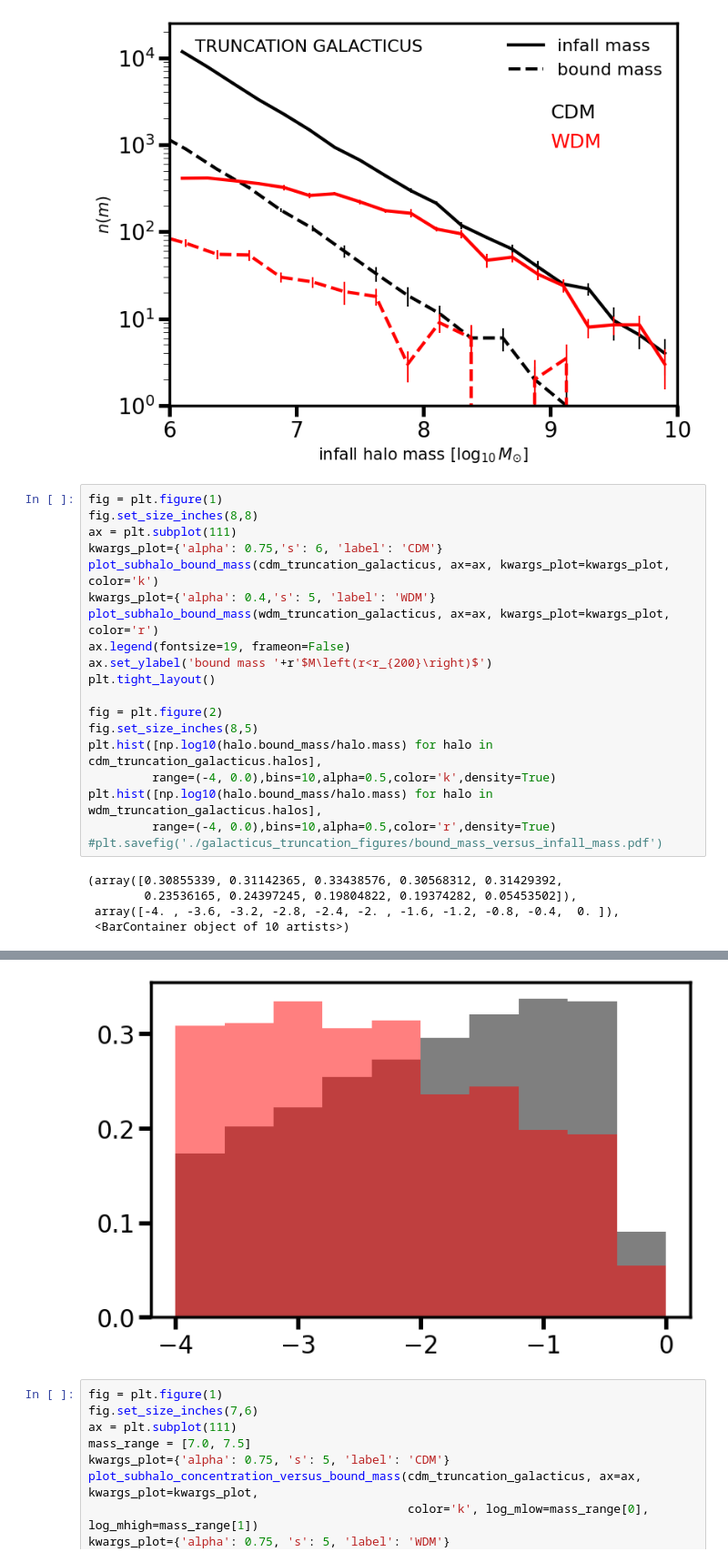
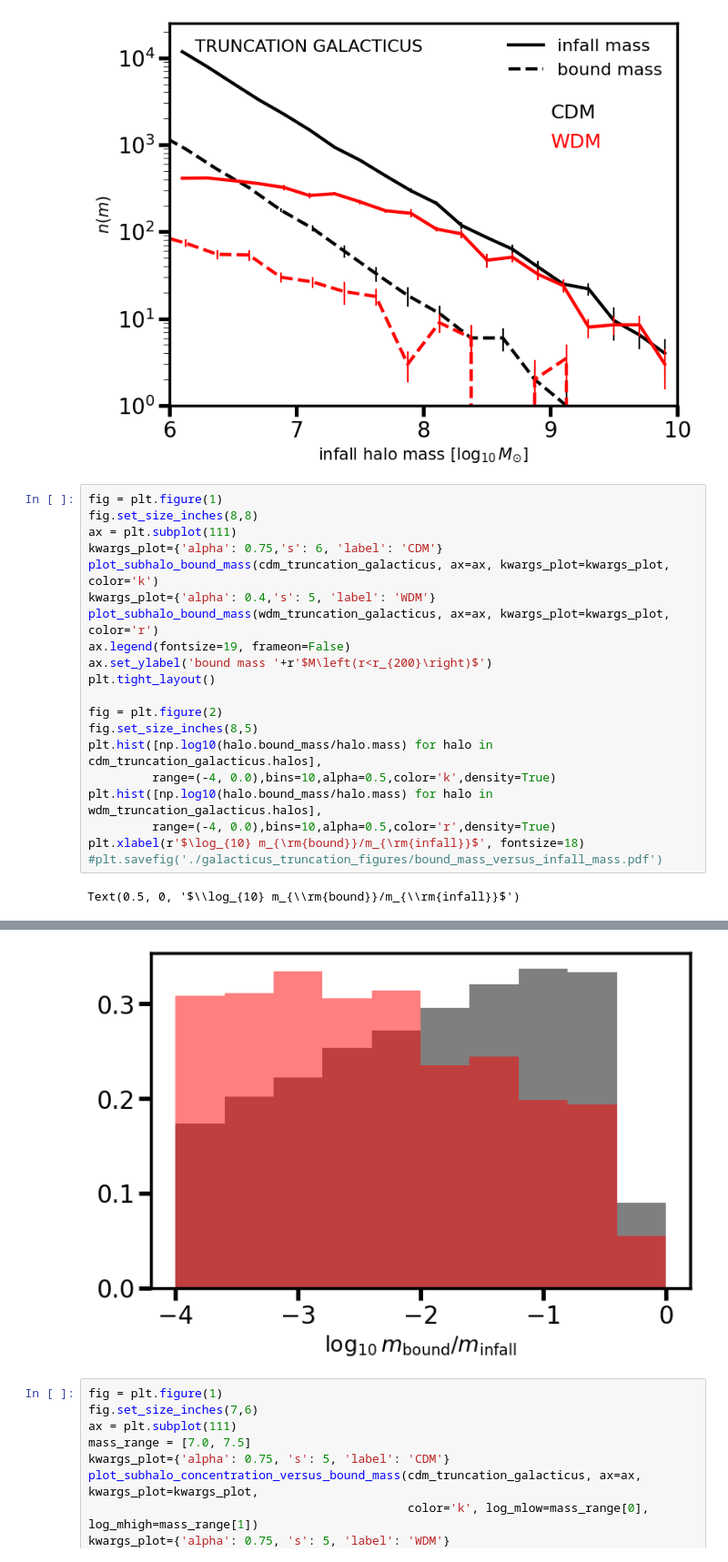
Before and after one commit to dangilman/pyHalo, a Jupyter notebook: example_notebooks/tidal_trunction_models.ipynb, the cells around one changed output, grey strips where cells are left out. Shown at 91% size. Drawn from its saved outputs; the diff is of its cells as text.

```diff
--- a/example_notebooks/tidal_trunction_models.ipynb
+++ b/example_notebooks/tidal_trunction_models.ipynb
@@ -57,29 +59,27 @@ plt.tight_layout()
 # %%
 fig = plt.figure(1)
 fig.set_size_inches(8,8)
 ax = plt.subplot(111)
 kwargs_plot={'alpha': 0.75,'s': 6, 'label': 'CDM'}
 plot_subhalo_bound_mass(cdm_truncation_galacticus, ax=ax, kwargs_plot=kwargs_plot, color='k')
 kwargs_plot={'alpha': 0.4,'s': 5, 'label': 'WDM'}
 plot_subhalo_bound_mass(wdm_truncation_galacticus, ax=ax, kwargs_plot=kwargs_plot, color='r')
 ax.legend(fontsize=19, frameon=False)
 ax.set_ylabel('bound mass '+r'$M\left(r<r_{200}\right)$')
 plt.tight_layout()
 
 fig = plt.figure(2)
 fig.set_size_inches(8,5)
 plt.hist([np.log10(halo.bound_mass/halo.mass) for halo in cdm_truncation_galacticus.halos],
          range=(-4, 0.0),bins=10,alpha=0.5,color='k',density=True)
 plt.hist([np.log10(halo.bound_mass/halo.mass) for halo in wdm_truncation_galacticus.halos],
          range=(-4, 0.0),bins=10,alpha=0.5,color='r',density=True)
+plt.xlabel(r'$\log_{10} m_{\rm{bound}}/m_{\rm{infall}}$', fontsize=18)
 #plt.savefig('./galacticus_truncation_figures/bound_mass_versus_infall_mass.pdf')
 # %% [output]
-(array([0.30855339, 0.31142365, 0.33438576, 0.30568312, 0.31429392,
-        0.23536165, 0.24397245, 0.19804822, 0.19374282, 0.05453502]),
- array([-4. , -3.6, -3.2, -2.8, -2.4, -2. , -1.6, -1.2, -0.8, -0.4,  0. ]),
- <BarContainer object of 10 artists>)
+Text(0.5, 0, '$\\log_{10} m_{\\rm{bound}}/m_{\\rm{infall}}$')
 [figure]
-[figure, old version]
+[figure, new version]
 # %%
 fig = plt.figure(1)
 fig.set_size_inches(7,6)
```
Also changed, not shown: parts of 4 cells of this notebook, 9 other files.
